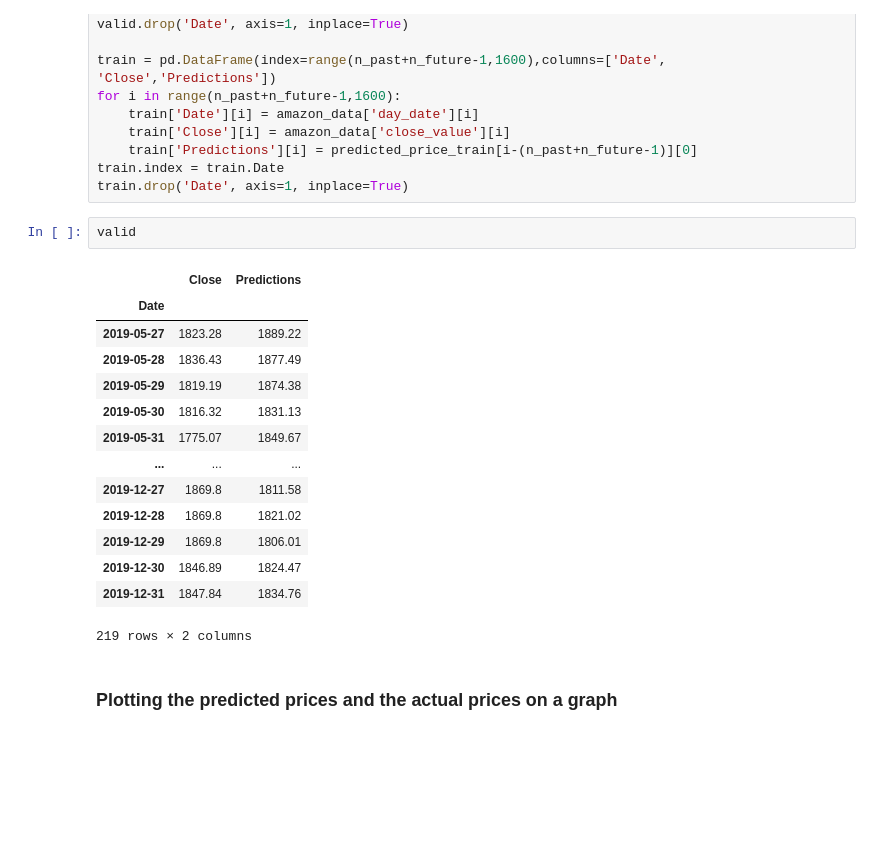
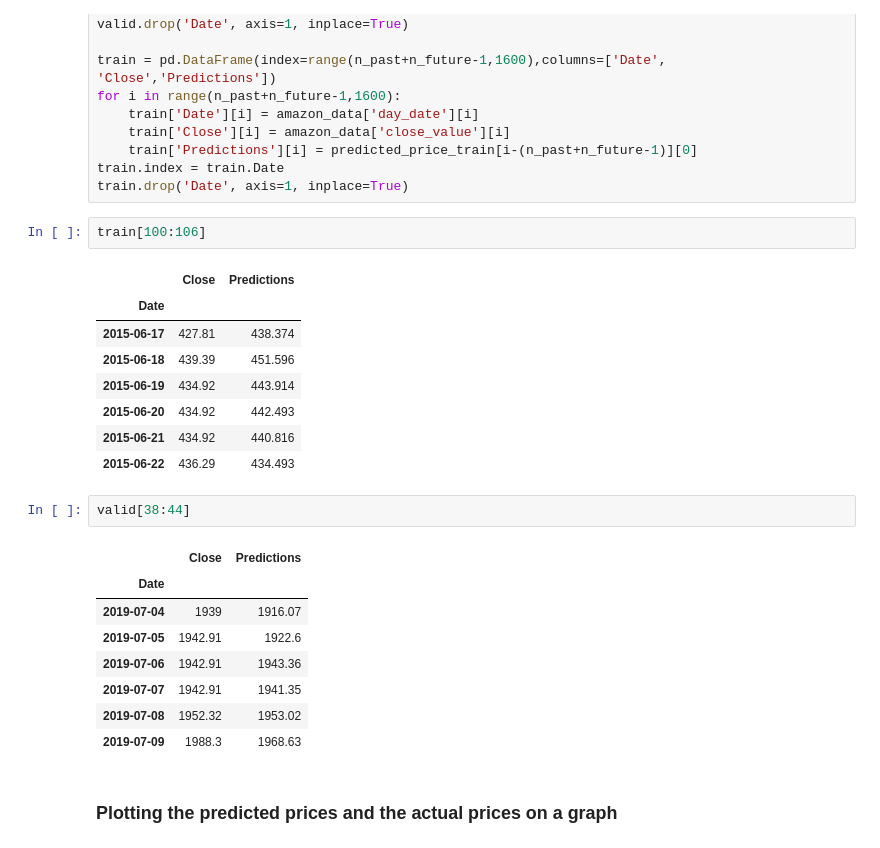
Before and after one commit to upinder-sangha/Hybrid-Stock-Price-Prediction-model-uisng-LSTM, a Jupyter notebook: AmazonStockPricePredictionLSTM_2.ipynb, the cells around one changed output. Drawn from its saved outputs; the diff is of its cells as text; blank space fills up the shorter version.

```diff
--- a/AmazonStockPricePredictionLSTM_2.ipynb
+++ b/AmazonStockPricePredictionLSTM_2.ipynb
@@ -708,23 +707,28 @@ for i in range(n_past+n_future-1,1600):
     train['Predictions'][i] = predicted_price_train[i-(n_past+n_future-1)][0]
 train.index = train.Date
 train.drop('Date', axis=1, inplace=True)
+# %%
+train[100:106]
+# %% [output]
+|  | Close | Predictions |
+| Date |  |  |
+| 2015-06-17 | 427.81 | 438.374 |
+| 2015-06-18 | 439.39 | 451.596 |
+| 2015-06-19 | 434.92 | 443.914 |
+| 2015-06-20 | 434.92 | 442.493 |
+| 2015-06-21 | 434.92 | 440.816 |
+| 2015-06-22 | 436.29 | 434.493 |
 # %%
-valid
+valid[38:44]
 # %% [output]
 |  | Close | Predictions |
 | Date |  |  |
-| 2019-05-27 | 1823.28 | 1889.22 |
-| 2019-05-28 | 1836.43 | 1877.49 |
-| 2019-05-29 | 1819.19 | 1874.38 |
-| 2019-05-30 | 1816.32 | 1831.13 |
-| 2019-05-31 | 1775.07 | 1849.67 |
-| ... | ... | ... |
-| 2019-12-27 | 1869.8 | 1811.58 |
-| 2019-12-28 | 1869.8 | 1821.02 |
-| 2019-12-29 | 1869.8 | 1806.01 |
-| 2019-12-30 | 1846.89 | 1824.47 |
-| 2019-12-31 | 1847.84 | 1834.76 |
+| 2019-07-04 | 1939 | 1916.07 |
+| 2019-07-05 | 1942.91 | 1922.6 |
+| 2019-07-06 | 1942.91 | 1943.36 |
+| 2019-07-07 | 1942.91 | 1941.35 |
+| 2019-07-08 | 1952.32 | 1953.02 |
+| 2019-07-09 | 1988.3 | 1968.63 |
-219 rows × 2 columns
 # %% [markdown]
 ### Plotting the predicted prices and the actual prices on a graph
 # %%
```
Also changed, not shown: parts of 7 cells of this notebook.
